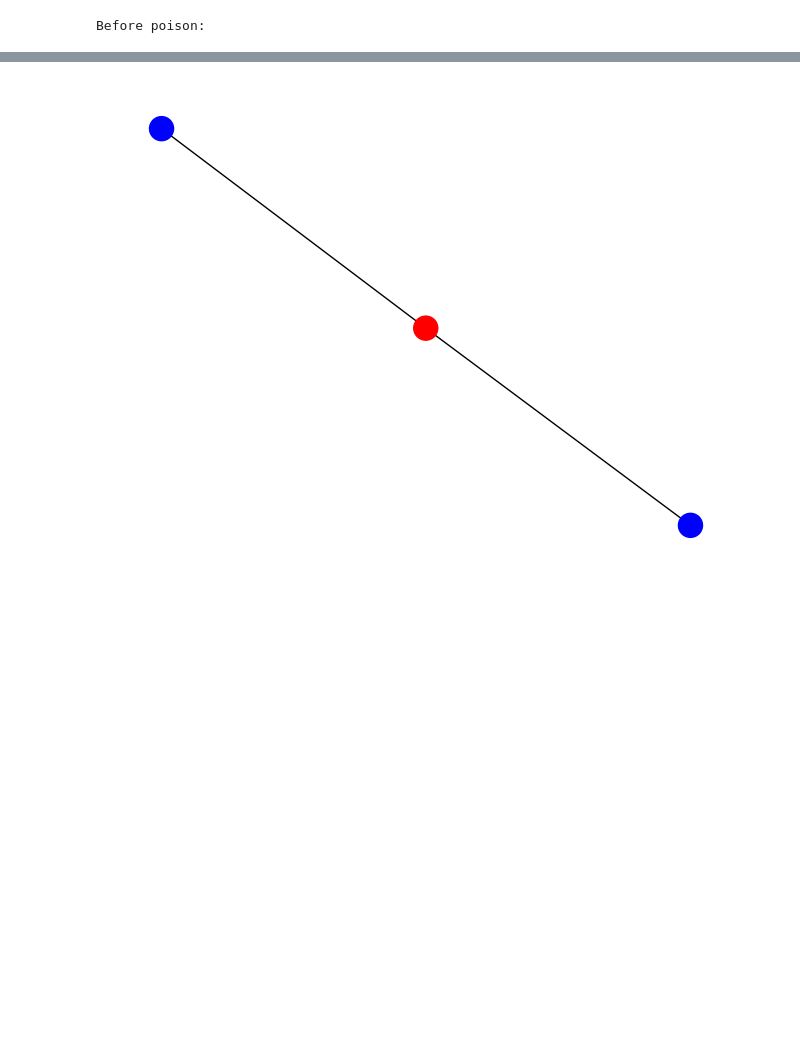
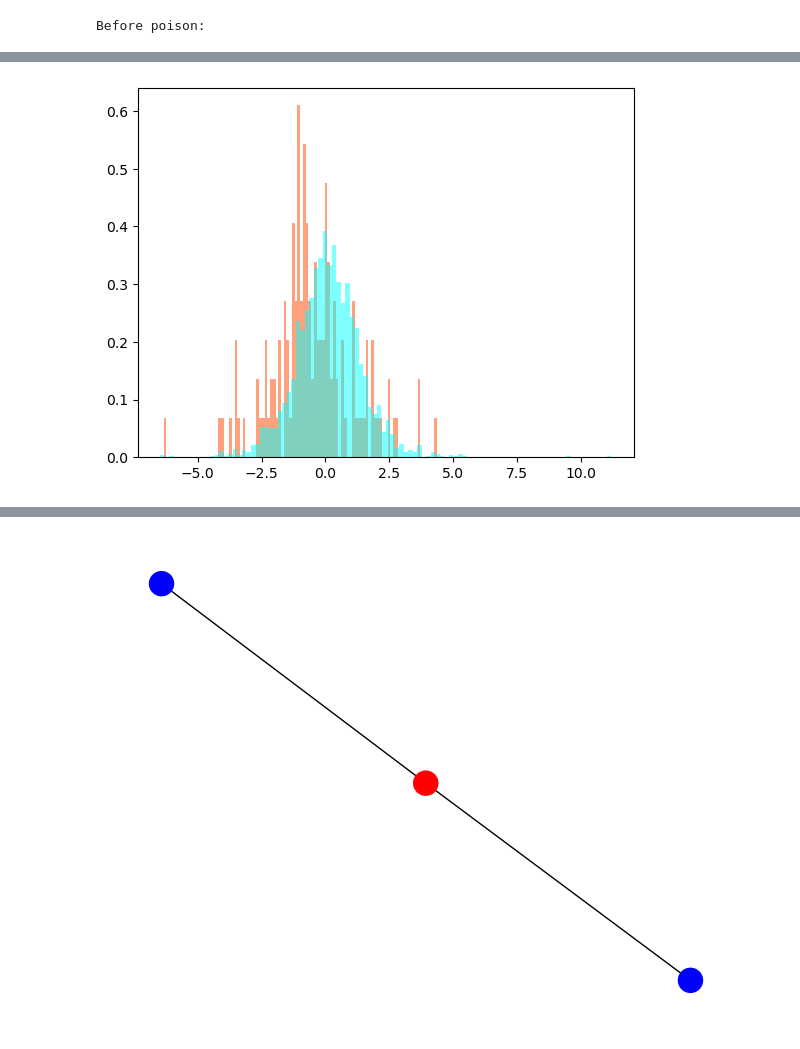
Before and after one commit to Grace-Melchiors/AAU-Dat6-Poison-GAD, a Jupyter notebook: Defence/grace.ipynb, the cells around one changed output, grey strips where cells are left out. Drawn from its saved outputs; the diff is of its cells as text; code cells hidden in the pictures; blank space fills up the shorter version.

```diff
--- a/Defence/grace.ipynb
+++ b/Defence/grace.ipynb
@@ -359,0 +854,8 @@ Epoch: 0199, Auc: 0.8220521062425986
+# %%
+
+plt.hist(l2_sc_anom, bins=100, color='orangered',  alpha = 0.5, density = True)
+plt.hist(l2_sc, bins=100, color='cyan', alpha = 0.5, density = True)
+
+plt.show()
+# %% [output]
+[figure, added]
```
Also changed, not shown: parts of 20 cells of this notebook, 7 other files.
